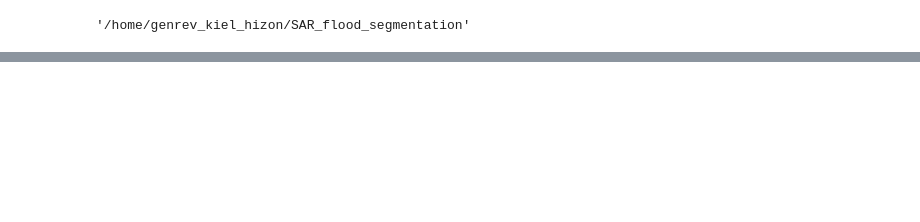
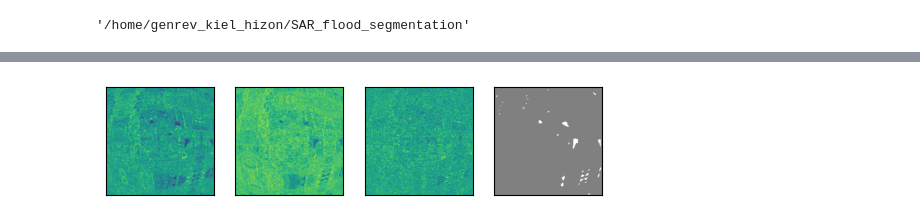
Before and after one commit to khizon/SAR_flood_segmentation, a Jupyter notebook: src/Untitled.ipynb, the cells around one changed output, grey strips where cells are left out. Saved outputs shown, nothing was run; the diff lists cells and outputs as text; code cells hidden in the pictures; blank space fills up the shorter version.

```diff
--- a/src/Untitled.ipynb
+++ b/src/Untitled.ipynb
@@ -50,5 +57,7 @@ sample_img(next(iter(train)))
 # %%
-# weakly_labeled = Sen1Floods11DataModule(weak_labeled_data, 'WeaklyLabeled', 8, debug=True)
-# weakly_labeled.prepare_data()
-# train = weakly_labeled.train_dataloader()
-# sample_img(next(iter(train)))
+weakly_labeled = Sen1Floods11DataModule(weak_labeled_data, 'WeaklyLabeled', 8, debug=True, transforms=True)
+weakly_labeled.prepare_data()
+train = weakly_labeled.train_dataloader()
+sample_img(next(iter(train)))
+# %% [output]
+[figure, added]
```
Also changed, not shown: parts of 15 cells of this notebook, 1 other file.
